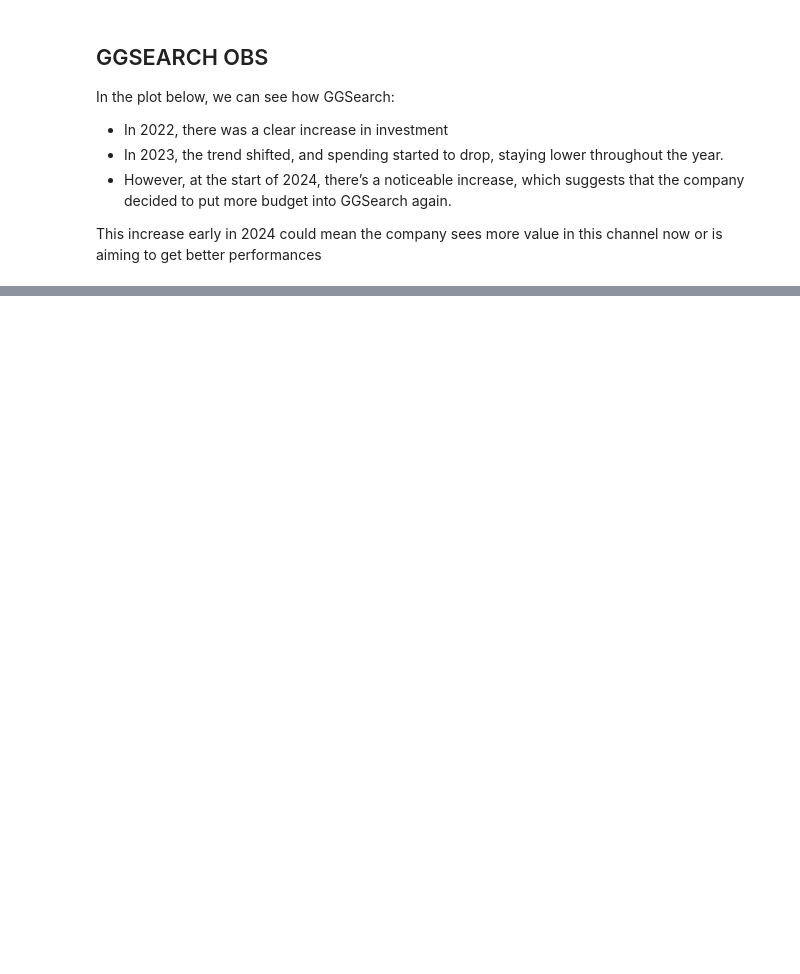
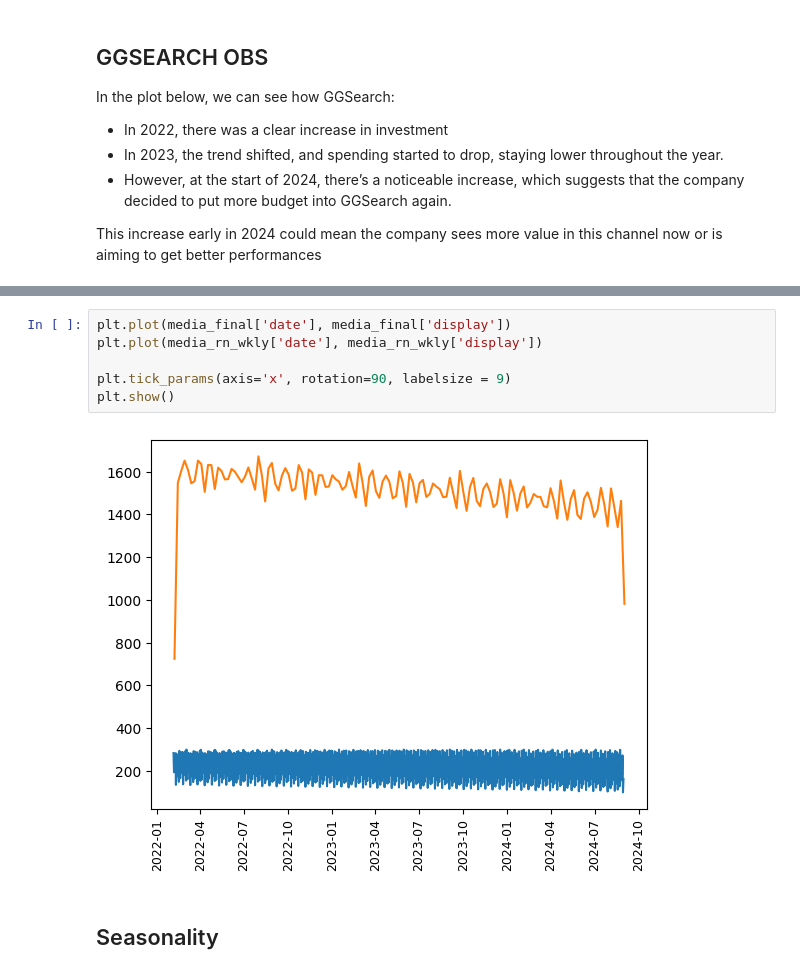
Before and after one commit to Jmartinetel/Macarta_test, a Jupyter notebook: munge/01_data_prep.ipynb, the cells around one changed output, grey strips where cells are left out. Saved outputs shown, nothing was run; the diff lists cells and outputs as text; blank space fills up the shorter version.

```diff
--- a/munge/01_data_prep.ipynb
+++ b/munge/01_data_prep.ipynb
@@ -198,0 +324,10 @@ plt.show()
+# %%
+plt.plot(media_final['date'], media_final['display'])
+plt.plot(media_rn_wkly['date'], media_rn_wkly['display'])
+
+plt.tick_params(axis='x', rotation=90, labelsize = 9)
+plt.show()
+# %% [output]
+[figure, added]
+# %% [markdown]
+## Seasonality
```
Also changed, not shown: parts of 45 cells of this notebook, 4 other files.
